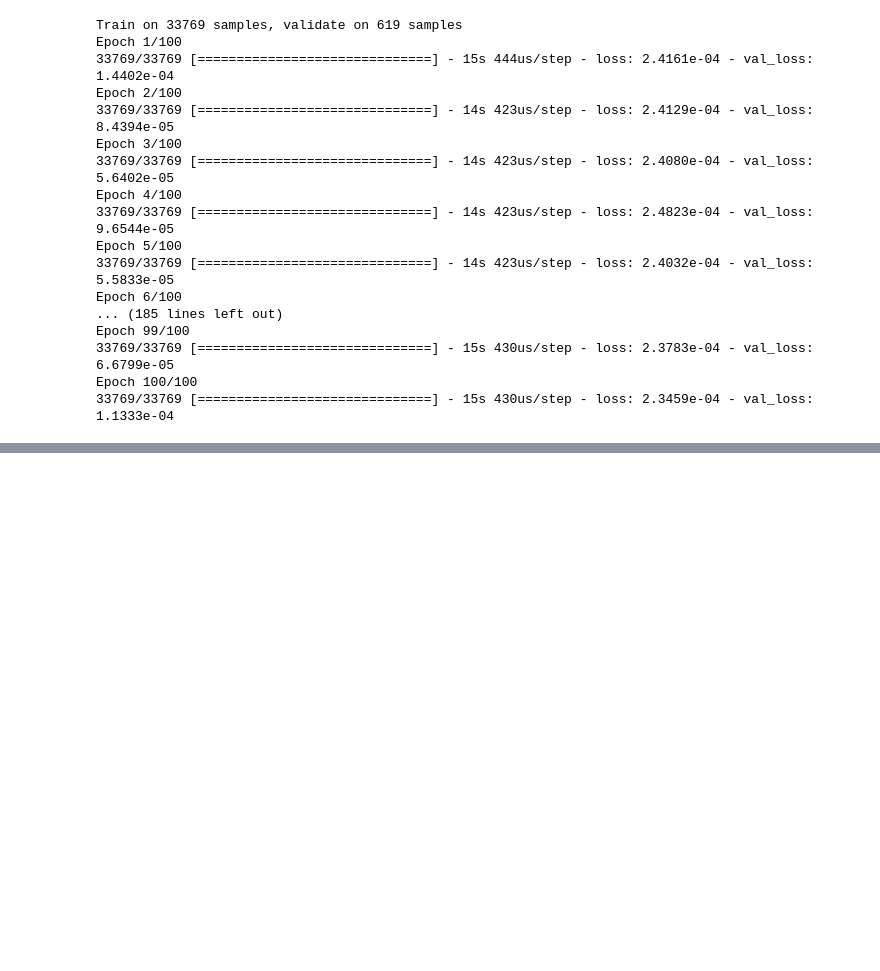
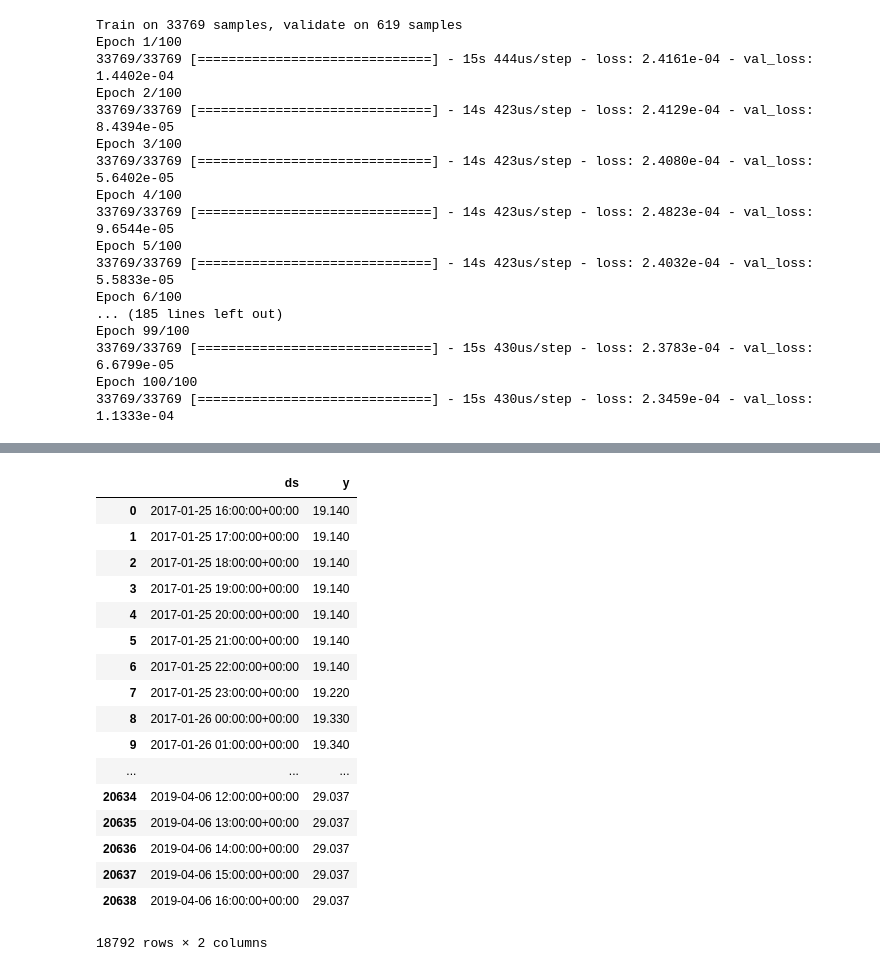
Before and after one commit to MohammadBakir/Bitcoin-Price-Prediction, a Jupyter notebook: time_series/time_series.ipynb, the cells around one changed output, grey strips where cells are left out. Saved outputs shown, nothing was run; the diff lists cells and outputs as text; code cells hidden in the pictures; blank space fills up the shorter version.

```diff
--- a/time_series/time_series.ipynb
+++ b/time_series/time_series.ipynb
@@ -209,0 +214,2 @@ df_bitcoin_price_FBP.tail()
+# %%
+df_vix_FBP = df_vix_FBP[['ds', 'y']]
@@ -560,0 +654,21 @@ keras.models.save_model(
+# %%
+df_vix_FBP[df_vix_FBP.ds.isin(intersecting_dates)]
+# %% [output]
+|  | ds | y |
+| 0 | 2017-01-25 16:00:00+00:00 | 19.140 |
+| 1 | 2017-01-25 17:00:00+00:00 | 19.140 |
+| 2 | 2017-01-25 18:00:00+00:00 | 19.140 |
+| 3 | 2017-01-25 19:00:00+00:00 | 19.140 |
+| 4 | 2017-01-25 20:00:00+00:00 | 19.140 |
+| 5 | 2017-01-25 21:00:00+00:00 | 19.140 |
+| 6 | 2017-01-25 22:00:00+00:00 | 19.140 |
+| 7 | 2017-01-25 23:00:00+00:00 | 19.220 |
+| 8 | 2017-01-26 00:00:00+00:00 | 19.330 |
+| 9 | 2017-01-26 01:00:00+00:00 | 19.340 |
+| ... | ... | ... |
+| 20634 | 2019-04-06 12:00:00+00:00 | 29.037 |
+| 20635 | 2019-04-06 13:00:00+00:00 | 29.037 |
+| 20636 | 2019-04-06 14:00:00+00:00 | 29.037 |
+| 20637 | 2019-04-06 15:00:00+00:00 | 29.037 |
+| 20638 | 2019-04-06 16:00:00+00:00 | 29.037 |
+18792 rows × 2 columns
```
Also changed, not shown: parts of 24 cells of this notebook.
